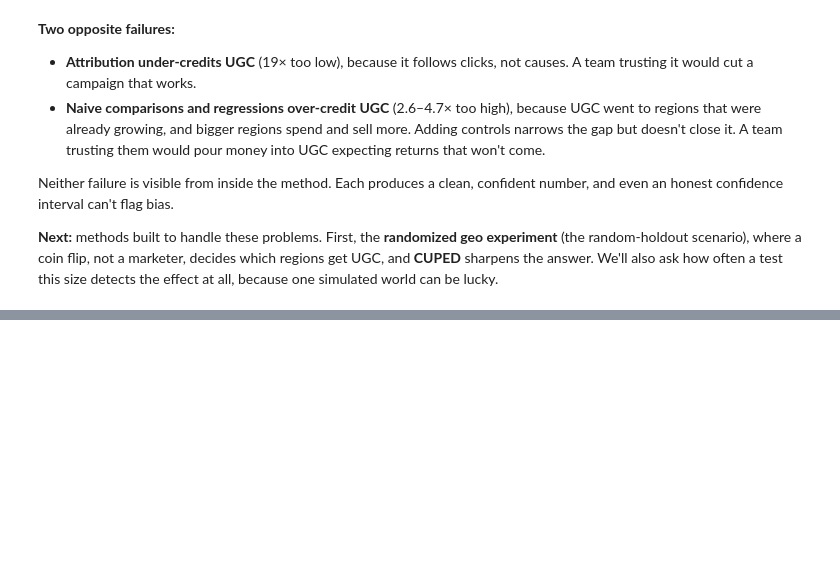
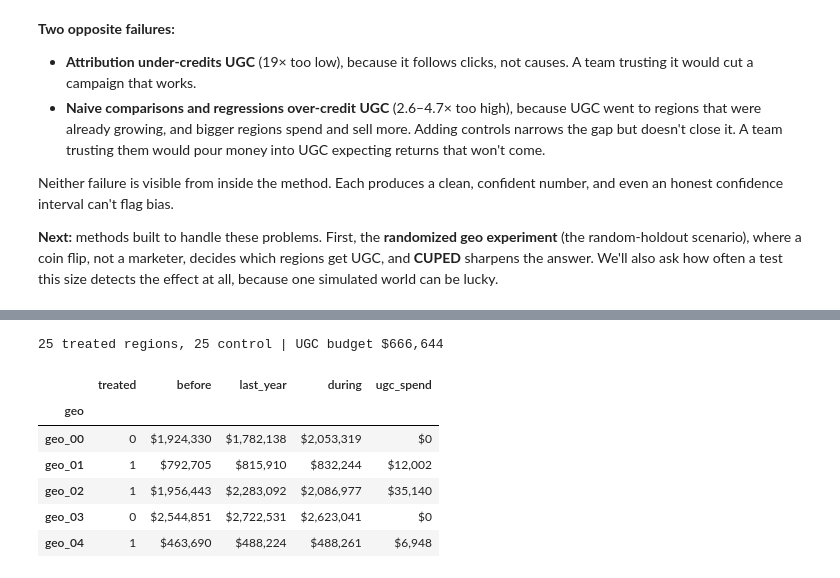
Before and after one commit to menni99/incrementality-mmm-lab, a Jupyter notebook: incrementality.ipynb, the cells around one changed output, grey strips where cells are left out. Drawn from its saved outputs; the diff is of its cells as text; code cells hidden in the pictures; blank space fills up the shorter version.

```diff
--- a/incrementality.ipynb
+++ b/incrementality.ipynb
@@ -1114,0 +1128,28 @@ Neither failure is visible from inside the method. Each produces a clean, confid
+# %%
+_, panel_holdout = worlds["Random holdout"]
+holdout = analyst_view(panel_holdout)
+truth_holdout = true_iroas(panel_holdout, "ugc")  # hidden truth, used only for grading
+
+def window_sales(data, start, end):
+    return data[data["date"].between(start, end)].groupby("geo")["sales"].sum()
+
+regions = pd.DataFrame({
+    "treated": (holdout.groupby("geo")["spend_ugc"].sum() > 0).astype(int),
+    "before": window_sales(holdout, "2025-01-04", "2025-02-28"),     # 8 weeks before the test
+    "last_year": window_sales(holdout, "2024-03-01", "2024-05-09"),  # the test + cooldown dates, a year earlier
+    "during": window_sales(holdout, "2025-03-01", "2025-05-09"),     # 8-week test + 2-week cooldown
+    "ugc_spend": holdout.groupby("geo")["spend_ugc"].sum(),
+})
+ugc_budget = regions["ugc_spend"].sum()
+n_treated = regions["treated"].sum()
+print(f"{n_treated} treated regions, {len(regions) - n_treated} control | UGC budget ${ugc_budget:,.0f}")
+regions.head().style.format({c: "${:,.0f}" for c in ["before", "last_year", "during", "ugc_spend"]})
+# %% [output]
+25 treated regions, 25 control | UGC budget $666,644
+|  | treated | before | last_year | during | ugc_spend |
+| geo |  |  |  |  |  |
+| geo_00 | 0 | $1,924,330 | $1,782,138 | $2,053,319 | $0 |
+| geo_01 | 1 | $792,705 | $815,910 | $832,244 | $12,002 |
+| geo_02 | 1 | $1,956,443 | $2,283,092 | $2,086,977 | $35,140 |
+| geo_03 | 0 | $2,544,851 | $2,722,531 | $2,623,041 | $0 |
+| geo_04 | 1 | $463,690 | $488,224 | $488,261 | $6,948 |
```
Also changed, not shown: parts of 12 cells of this notebook.
